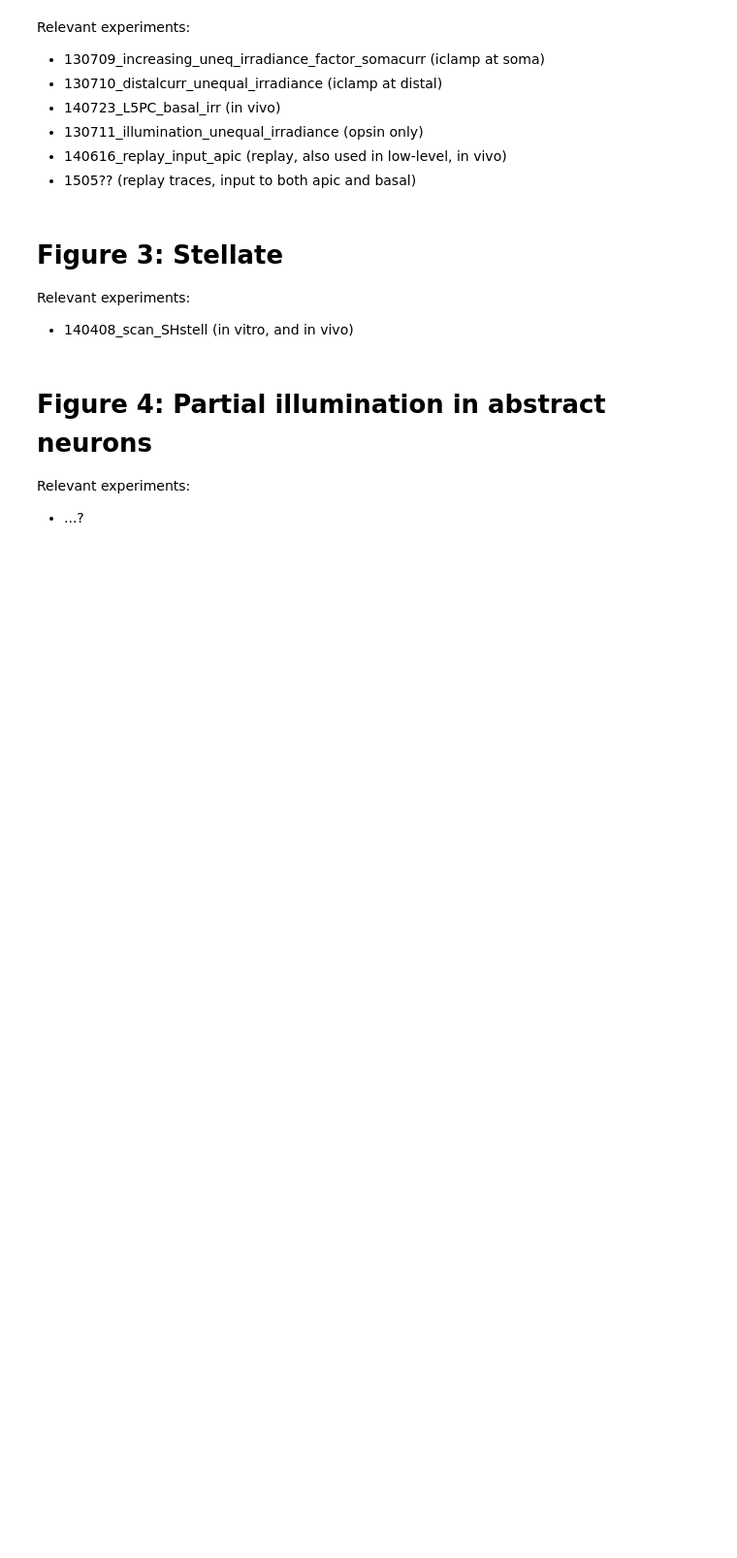
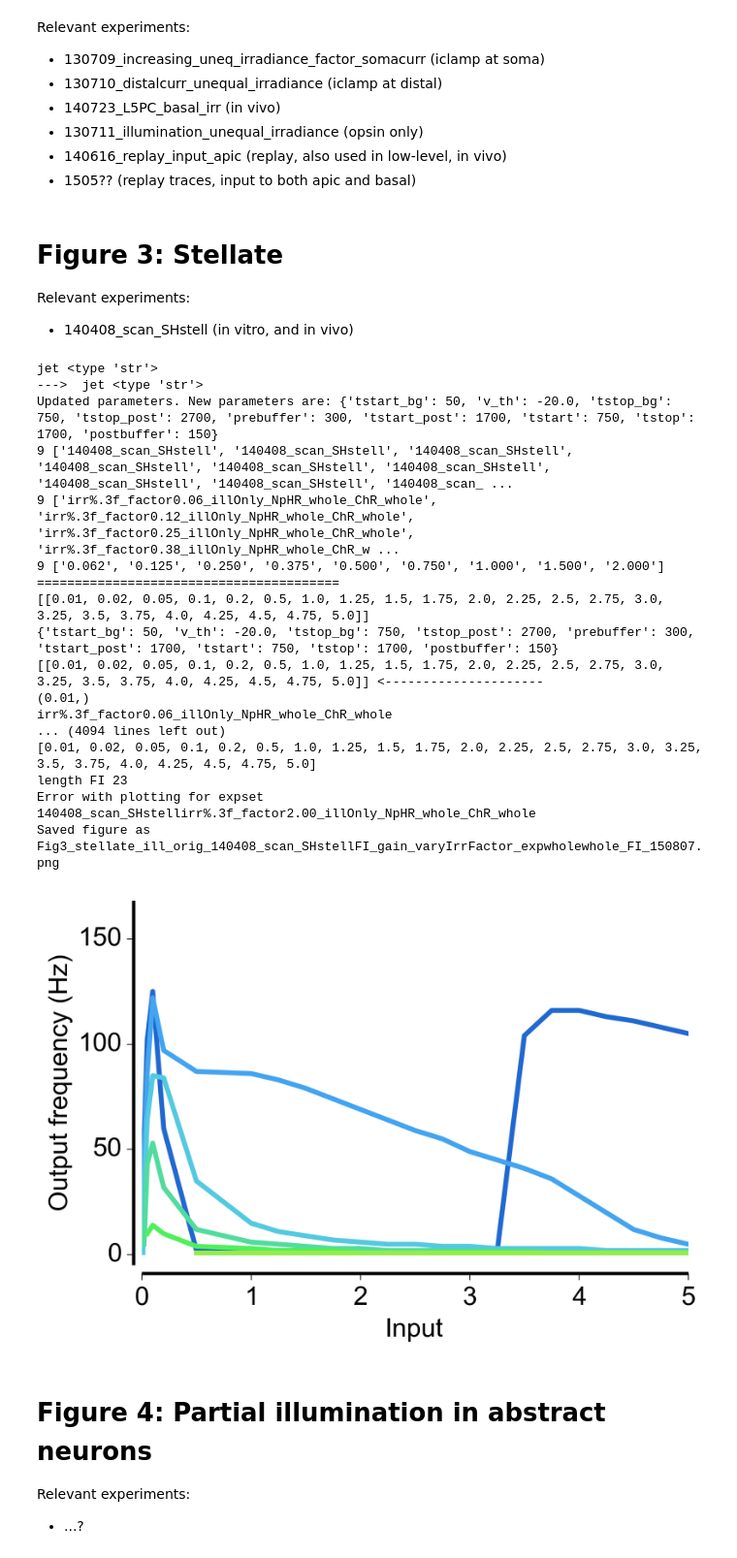
Before and after one commit to critcortex/optogenetics, a Jupyter notebook: diary/150612_plotFigures.ipynb, the cells around one changed output. Shown at 97% size. Drawn from its saved outputs; the diff is of its cells as text; code cells hidden in the pictures; blank space fills up the shorter version.

Commit message:
Changes to Figures notebook and last figs

```diff
--- a/diary/150612_plotFigures.ipynb
+++ b/diary/150612_plotFigures.ipynb
@@ -350,6 +399,42 @@ for irr in stell_data['irrs']:
     af = plot_trialSet(basename,instances,stell_data['freqs'],trials,trialLabels,labels,var_format)
     af.update_cmap(9)
     af.submenu_plot(10, 'Fig3_stellate_vivo_bg_trials'+'FIbg_gain_irr%.3f_varyFactor_trialled_invivo_exp%s%s_'%(irr,description[0],description[1]))
+# %%
+##%%capture
+reload(run_analysis)
+stell_data = {'light_on': 700+50,
+                'light_dur': 1000-50,
+                'tstop': 2700}
+filebase ='140408_scan_SHstell'
+factors = [ 0.0625, 0.125,0.25,0.375,0.5,0.75,1.,1.5,2.]
+irrs = [ a*b for a in [0.01, 0.1] for b in [1,2,5]] + list(np.arange(1.,5.1,0.25))
+# plot - illumination only
+description = ['whole','whole']
+exp_descript = ['irr%.3f_'+'factor%.2f_'%f+'illOnly'+'_NpHR_%s_ChR_%s'%(description[1],description[0]) for f in factors]
+exp_labels = ['%.3f'%f for f in factors]
+af = plot_experiment(filebase,exp_descript,exp_labels,irrs,convert_expData(stell_data));
+af.update_cmap(9)
+af.submenu_plot(5, 'Fig3_stellate_ill_'+filebase+'FI_gain_varyIrrFactor_exp%s%s_'%(description[0],description[1]))
+af.submenu_plot(0, 'Fig3_stellate_ill_orig_'+filebase+'FI_gain_varyIrrFactor_exp%s%s_'%(description[0],description[1]))
+# %% [output]
+jet <type 'str'>
+--->  jet <type 'str'>
+Updated parameters. New parameters are: {'tstart_bg': 50, 'v_th': -20.0, 'tstop_bg': 750, 'tstop_post': 2700, 'prebuffer': 300, 'tstart_post': 1700, 'tstart': 750, 'tstop': 1700, 'postbuffer': 150}
+9 ['140408_scan_SHstell', '140408_scan_SHstell', '140408_scan_SHstell', '140408_scan_SHstell', '140408_scan_SHstell', '140408_scan_SHstell', '140408_scan_SHstell', '140408_scan_SHstell', '140408_scan_ ...
+9 ['irr%.3f_factor0.06_illOnly_NpHR_whole_ChR_whole', 'irr%.3f_factor0.12_illOnly_NpHR_whole_ChR_whole', 'irr%.3f_factor0.25_illOnly_NpHR_whole_ChR_whole', 'irr%.3f_factor0.38_illOnly_NpHR_whole_ChR_w ...
+9 ['0.062', '0.125', '0.250', '0.375', '0.500', '0.750', '1.000', '1.500', '2.000']
+========================================
+[[0.01, 0.02, 0.05, 0.1, 0.2, 0.5, 1.0, 1.25, 1.5, 1.75, 2.0, 2.25, 2.5, 2.75, 3.0, 3.25, 3.5, 3.75, 4.0, 4.25, 4.5, 4.75, 5.0]]
+{'tstart_bg': 50, 'v_th': -20.0, 'tstop_bg': 750, 'tstop_post': 2700, 'prebuffer': 300, 'tstart_post': 1700, 'tstart': 750, 'tstop': 1700, 'postbuffer': 150}
+[[0.01, 0.02, 0.05, 0.1, 0.2, 0.5, 1.0, 1.25, 1.5, 1.75, 2.0, 2.25, 2.5, 2.75, 3.0, 3.25, 3.5, 3.75, 4.0, 4.25, 4.5, 4.75, 5.0]] <---------------------
+(0.01,)
+irr%.3f_factor0.06_illOnly_NpHR_whole_ChR_whole
+... (4094 lines left out)
+[0.01, 0.02, 0.05, 0.1, 0.2, 0.5, 1.0, 1.25, 1.5, 1.75, 2.0, 2.25, 2.5, 2.75, 3.0, 3.25, 3.5, 3.75, 4.0, 4.25, 4.5, 4.75, 5.0]
+length FI 23
+Error with plotting for expset 140408_scan_SHstellirr%.3f_factor2.00_illOnly_NpHR_whole_ChR_whole
+Saved figure as Fig3_stellate_ill_orig_140408_scan_SHstellFI_gain_varyIrrFactor_expwholewhole_FI_150807.png
+[figure, added]
 # %% [markdown]
 # Figure 4: Partial illumination in abstract neurons
 
```
Also changed, not shown: parts of 15 cells of this notebook, 3 other files.
